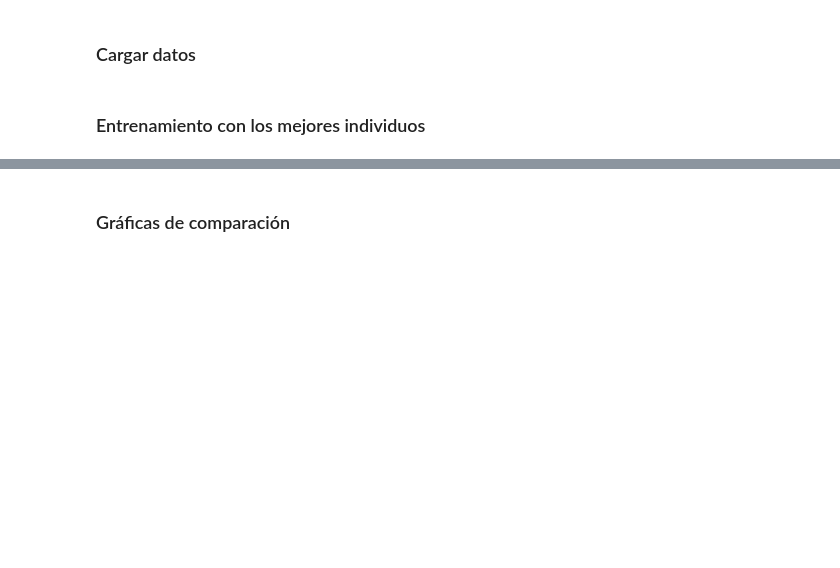
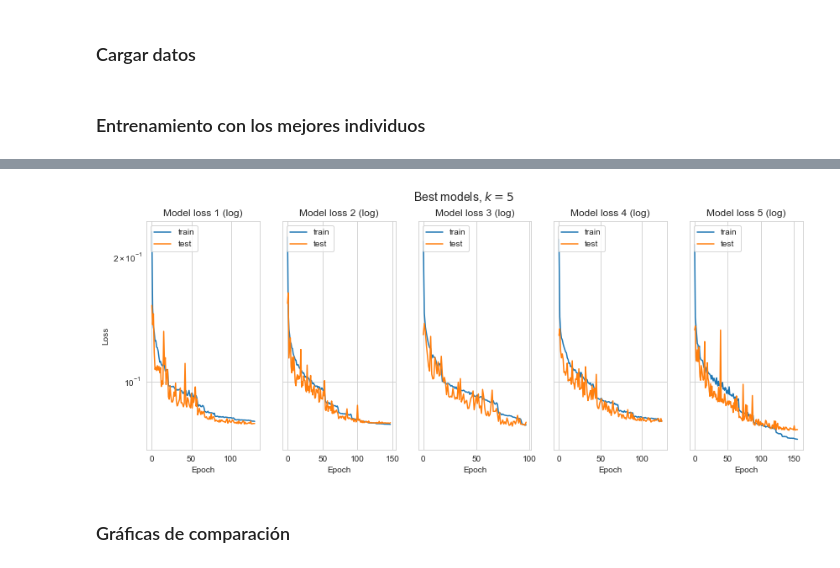
Before and after one commit to igomezv/nnogada, a Jupyter notebook: Stellar_Classifier.ipynb, the cells around one changed output, grey strips where cells are left out. Cells and saved outputs as stored; diff of their text form; code cells hidden in the pictures; blank space fills up the shorter version.

```diff
--- a/Stellar_Classifier.ipynb
+++ b/Stellar_Classifier.ipynb
@@ -289,15 +292,16 @@ Deep Layers: 9 , Number of neurons: 42 , Learning rate: 0.1 , Batch size: 128 ,
 # %% [markdown]
 ### Guardar datos
 # %%
-Best_deep_layers   = []
-Best_num_units     = []
-Best_learning_rate = []
-Best_batch_size    = []
-Best_activation_f  = []
+best_deep_layers   = []
+best_num_units     = []
+best_learning_rate = []
+best_batch_size    = []
+best_activation_f  = []
+best_f_names       = []
 
 t = 0
 
-for bi in best_individuals:
+for bi in best_population:
     deep_layers_bits   = BitArray(bi[0:3])    # (8)
     num_units_bits     = BitArray(bi[3:7])    # (16)
     learning_rate_bits = BitArray(bi[7:10])   # (8)
@@ -305,10 +309,11 @@ for bi in best_individuals:
     activation_f_bits  = BitArray(bi[12:13])  # (2)
     t += 1
 
-    Best_deep_layers.append(SC_DEEP[deep_layers_bits.uint])
-    Best_num_units.append(SC_NUM_UNITS[num_units_bits.uint])
-    Best_learning_rate.append(SC_LEARNING[learning_rate_bits.uint])
-    Best_batch_size.append(SC_BATCH[batch_size_bits.uint])
-    Best_activation_f.append(SC_ACTIVATION[activation_f_bits.uint])
+    best_deep_layers.append(SC_DEEP[deep_layers_bits.uint])
+    best_num_units.append(SC_NUM_UNITS[num_units_bits.uint])
+    best_learning_rate.append(SC_LEARNING[learning_rate_bits.uint])
+    best_batch_size.append(SC_BATCH[batch_size_bits.uint])
+    best_activation_f.append(SC_ACTIVATION[activation_f_bits.uint])
+    best_f_names.append(f_names[activation_f_bits.uint])
 
-    print('k=',t,'\nDeep Layers:', Best_deep_layers[-1], ', Num of Units:', Best_num_units[-1], ', Learning rate:', Best_learning_rate[-1], ", Batch size:", Best_batch_size[-1], ", Activation function: ", Best_activation_f[-1])
+    print('k=',t,'\nDeep layers:', best_deep_layers[-1], ', Number of neurons:', best_num_units[-1], ', Learning rate:', best_learning_rate[-1], ", Batch size:", best_batch_size[-1], ", Activation function: ", best_f_names[-1])
@@ -384,21 +434,20 @@ for k in range(len(best_deep_size)):
 # %%
-fig, axs = plt.subplots(1, 5, figsize=(14,6), sharey='row')
-fig.suptitle('Best models')
+fig, axs = plt.subplots(1, 5, figsize=(14,5), sharey='row')
+fig.suptitle(r'Best models, $k=5$', fontsize=14)
 titles = []
 for k in range(len(models)):
     titles.append(f"Model loss {k+1} (log)")
     axs[k].plot(historial[k].history['loss'])
     axs[k].plot(historial[k].history['val_loss'])
-#     print(titles[-1])
     axs[k].set_title(titles[-1])
     axs[k].set_yscale("log")
     axs[k].legend(['train', 'test'], loc='upper left')
-    axs[k].grid()
 
 for ax in axs.flat:
-#     ax.set(xlabel='Epoch', ylabel='Loss')
     ax.set(xlabel='Epoch')
 axs.flat[0].set(ylabel='Loss')
 plt.show()
+# %% [output]
+[figure, added]
 # %% [markdown]
 ### Gráficas de comparación
```
Also changed, not shown: parts of 25 cells of this notebook.
